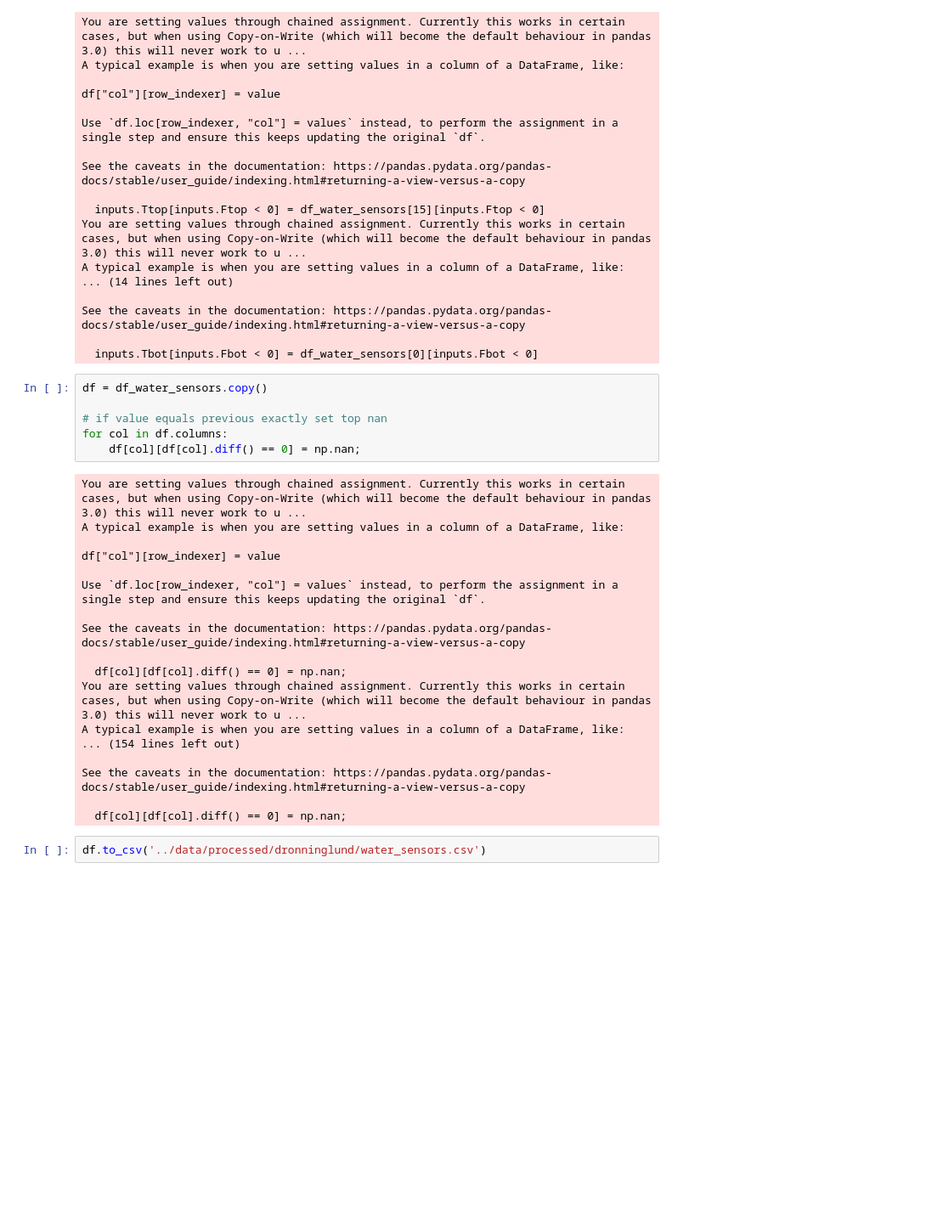
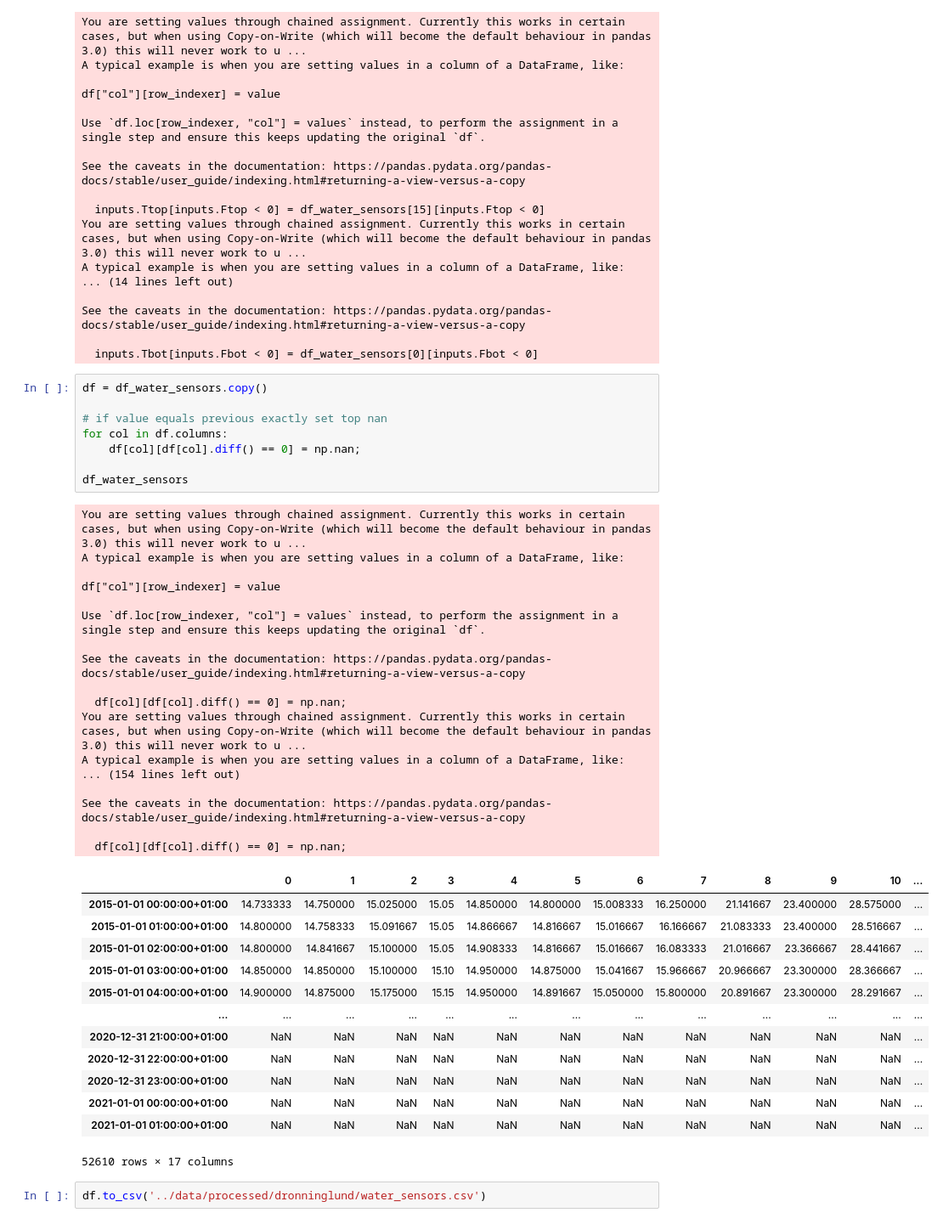
Before and after one commit to petergroenning/thesis_project, a Jupyter notebook: notebooks/make_dataset.ipynb, the cells around one changed output. Shown at 85% size. Saved outputs shown, nothing was run; the diff lists cells and outputs as text; blank space fills up the shorter version.

```diff
--- a/notebooks/make_dataset.ipynb
+++ b/notebooks/make_dataset.ipynb
@@ -121,26 +121,41 @@ See the caveats in the documentation: https://pandas.pydata.org/pandas-docs/stab
 # %%
 df = df_water_sensors.copy()
 
 # if value equals previous exactly set top nan
 for col in df.columns:
     df[col][df[col].diff() == 0] = np.nan;
+
+df_water_sensors
 # %% [output]
 You are setting values through chained assignment. Currently this works in certain cases, but when using Copy-on-Write (which will become the default behaviour in pandas 3.0) this will never work to u ...
 A typical example is when you are setting values in a column of a DataFrame, like:
 
 df["col"][row_indexer] = value
 
 Use `df.loc[row_indexer, "col"] = values` instead, to perform the assignment in a single step and ensure this keeps updating the original `df`.
 
 See the caveats in the documentation: https://pandas.pydata.org/pandas-docs/stable/user_guide/indexing.html#returning-a-view-versus-a-copy
 
   df[col][df[col].diff() == 0] = np.nan;
 You are setting values through chained assignment. Currently this works in certain cases, but when using Copy-on-Write (which will become the default behaviour in pandas 3.0) this will never work to u ...
 A typical example is when you are setting values in a column of a DataFrame, like:
 ... (154 lines left out)
 
 See the caveats in the documentation: https://pandas.pydata.org/pandas-docs/stable/user_guide/indexing.html#returning-a-view-versus-a-copy
 
   df[col][df[col].diff() == 0] = np.nan;
+|  | 0 | 1 | 2 | 3 | 4 | 5 | 6 | 7 | 8 | 9 | 10 | ... |
+| 2015-01-01 00:00:00+01:00 | 14.733333 | 14.750000 | 15.025000 | 15.05 | 14.850000 | 14.800000 | 15.008333 | 16.250000 | 21.141667 | 23.400000 | 28.575000 | ... |
+| 2015-01-01 01:00:00+01:00 | 14.800000 | 14.758333 | 15.091667 | 15.05 | 14.866667 | 14.816667 | 15.016667 | 16.166667 | 21.083333 | 23.400000 | 28.516667 | ... |
+| 2015-01-01 02:00:00+01:00 | 14.800000 | 14.841667 | 15.100000 | 15.05 | 14.908333 | 14.816667 | 15.016667 | 16.083333 | 21.016667 | 23.366667 | 28.441667 | ... |
+| 2015-01-01 03:00:00+01:00 | 14.850000 | 14.850000 | 15.100000 | 15.10 | 14.950000 | 14.875000 | 15.041667 | 15.966667 | 20.966667 | 23.300000 | 28.366667 | ... |
+| 2015-01-01 04:00:00+01:00 | 14.900000 | 14.875000 | 15.175000 | 15.15 | 14.950000 | 14.891667 | 15.050000 | 15.800000 | 20.891667 | 23.300000 | 28.291667 | ... |
+| ... | ... | ... | ... | ... | ... | ... | ... | ... | ... | ... | ... | ... |
+| 2020-12-31 21:00:00+01:00 | NaN | NaN | NaN | NaN | NaN | NaN | NaN | NaN | NaN | NaN | NaN | ... |
+| 2020-12-31 22:00:00+01:00 | NaN | NaN | NaN | NaN | NaN | NaN | NaN | NaN | NaN | NaN | NaN | ... |
+| 2020-12-31 23:00:00+01:00 | NaN | NaN | NaN | NaN | NaN | NaN | NaN | NaN | NaN | NaN | NaN | ... |
+| 2021-01-01 00:00:00+01:00 | NaN | NaN | NaN | NaN | NaN | NaN | NaN | NaN | NaN | NaN | NaN | ... |
+| 2021-01-01 01:00:00+01:00 | NaN | NaN | NaN | NaN | NaN | NaN | NaN | NaN | NaN | NaN | NaN | ... |
+52610 rows × 17 columns
 # %%
 df.to_csv('../data/processed/dronninglund/water_sensors.csv')
```
Also changed, not shown: parts of 1 cell of this notebook, 20 other files.
